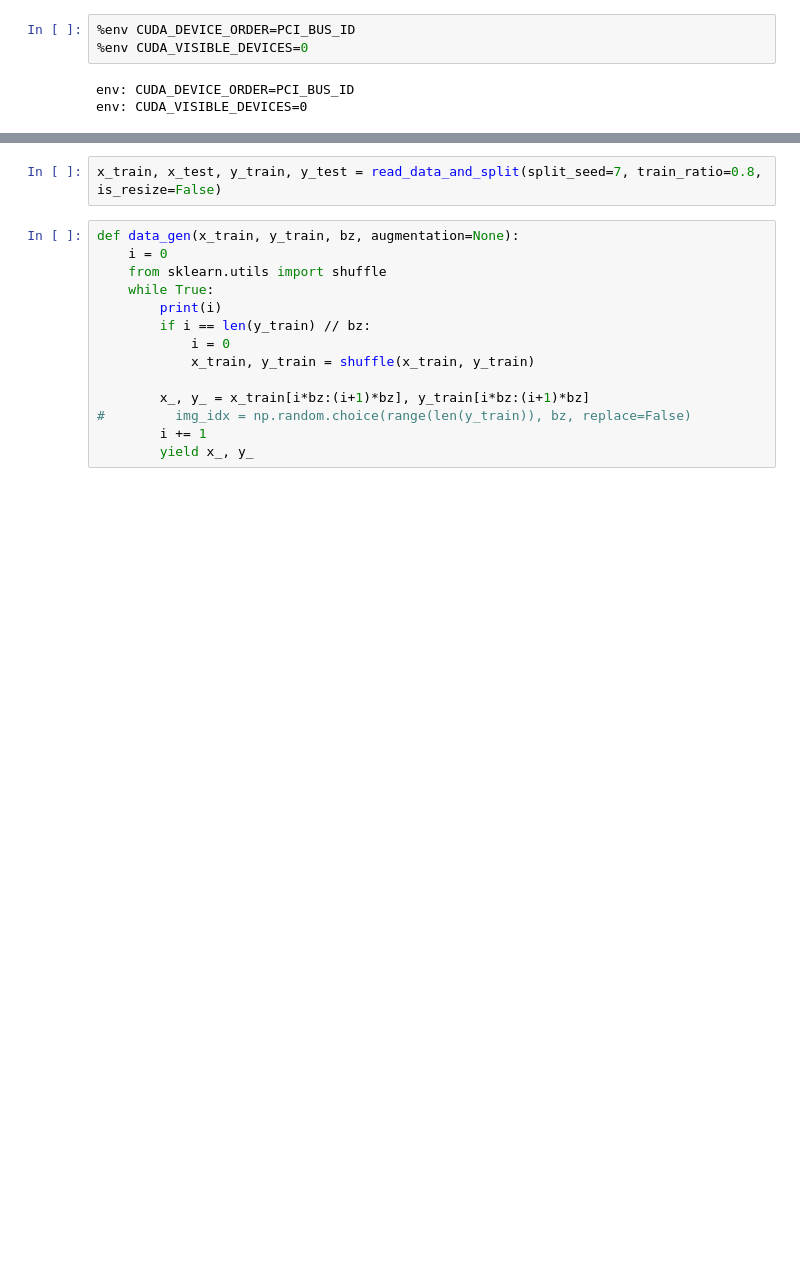
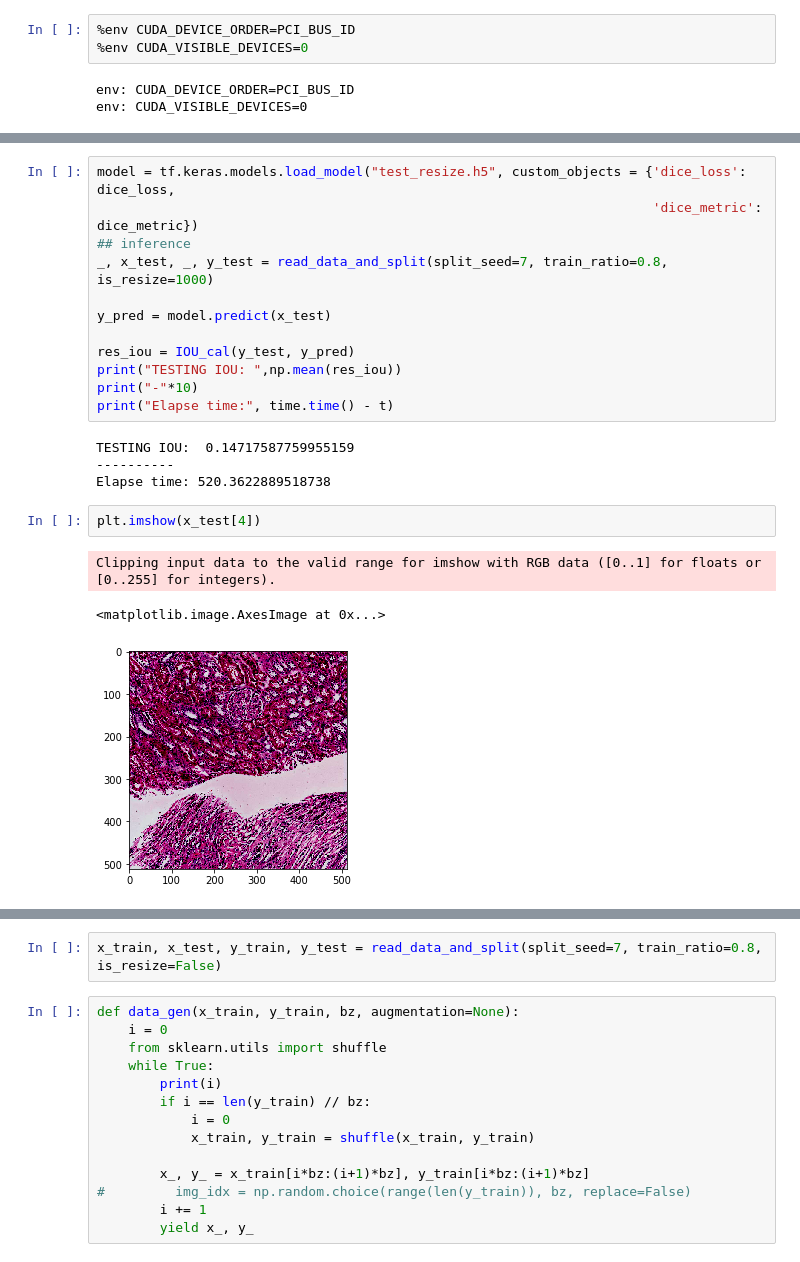
Before and after one commit to jimmy15923/DeeplabV3_for_kidney_segmentation, a Jupyter notebook: Untitled.ipynb, the cells around one changed output, grey strips where cells are left out. Saved outputs shown, nothing was run; the diff lists cells and outputs as text; blank space fills up the shorter version.

```diff
--- a/Untitled.ipynb
+++ b/Untitled.ipynb
@@ -266,0 +272,22 @@ Data shape:
+# %%
+model = tf.keras.models.load_model("test_resize.h5", custom_objects = {'dice_loss': dice_loss,
+                                                                       'dice_metric': dice_metric})
+## inference
+_, x_test, _, y_test = read_data_and_split(split_seed=7, train_ratio=0.8, is_resize=1000)
+
+y_pred = model.predict(x_test)
+
+res_iou = IOU_cal(y_test, y_pred)
+print("TESTING IOU: ",np.mean(res_iou))
+print("-"*10)
+print("Elapse time:", time.time() - t)
+# %% [output]
+TESTING IOU:  0.14717587759955159
+----------
+Elapse time: 520.3622889518738
+# %%
+plt.imshow(x_test[4])
+# %% [output]
+Clipping input data to the valid range for imshow with RGB data ([0..1] for floats or [0..255] for integers).
+<matplotlib.image.AxesImage at 0x...>
+[figure, added]
```
Also changed, not shown: parts of 3 cells of this notebook, 2 other files.
